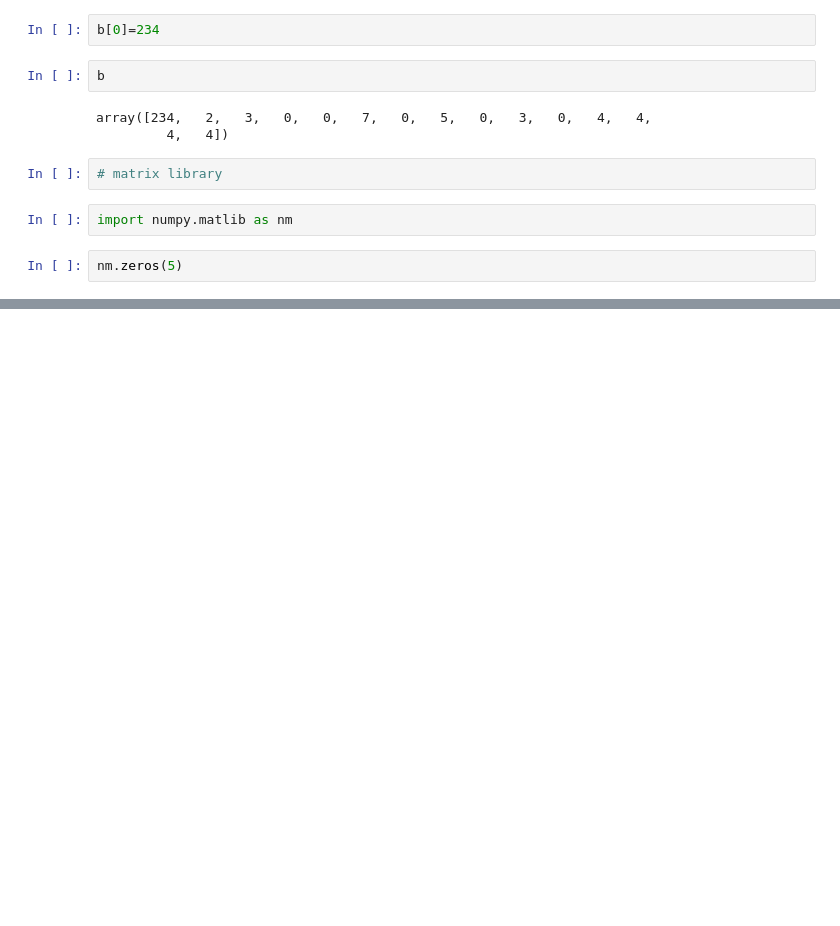
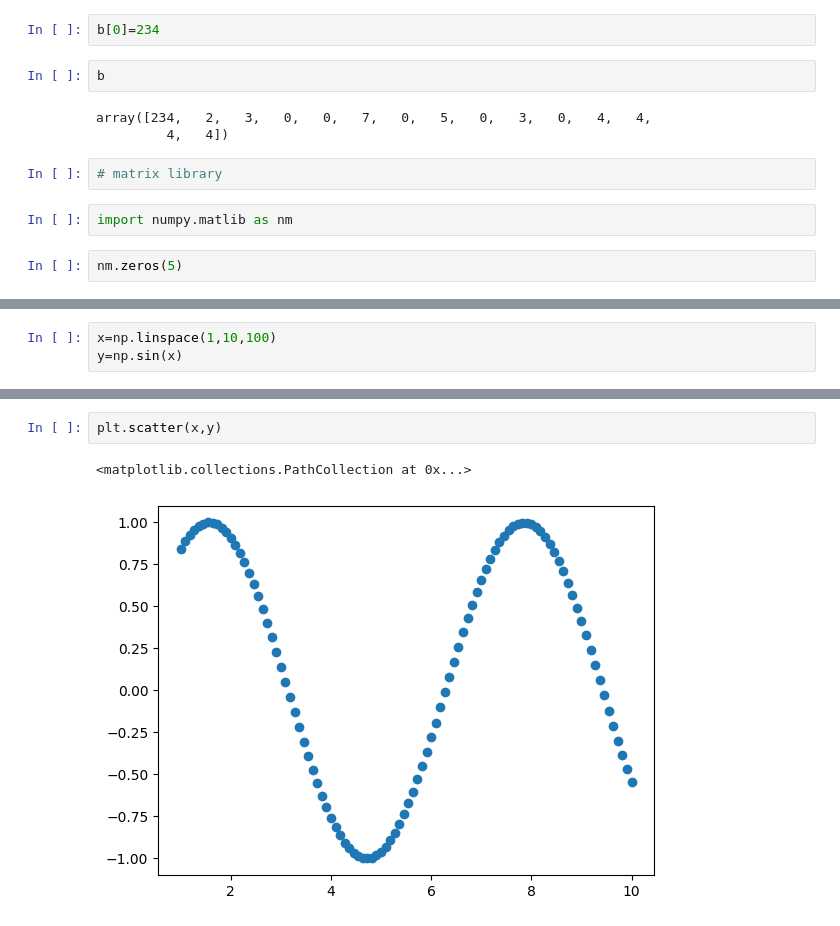
Before and after one commit to strangecod/360, a Jupyter notebook: Numpy.ipynb, the cells around one changed output, grey strips where cells are left out. Drawn from its saved outputs; the diff is of its cells as text; blank space fills up the shorter version.

```diff
--- a/Numpy.ipynb
+++ b/Numpy.ipynb
@@ -534,0 +586,3 @@ nm.zeros(5)
+# %%
+x=np.linspace(1,10,100)
+y=np.sin(x)
@@ -534,0 +635,5 @@ nm.zeros(5)
+# %%
+plt.scatter(x,y)
+# %% [output]
+<matplotlib.collections.PathCollection at 0x...>
+[figure, added]
```
Also changed, not shown: parts of 24 cells of this notebook.
